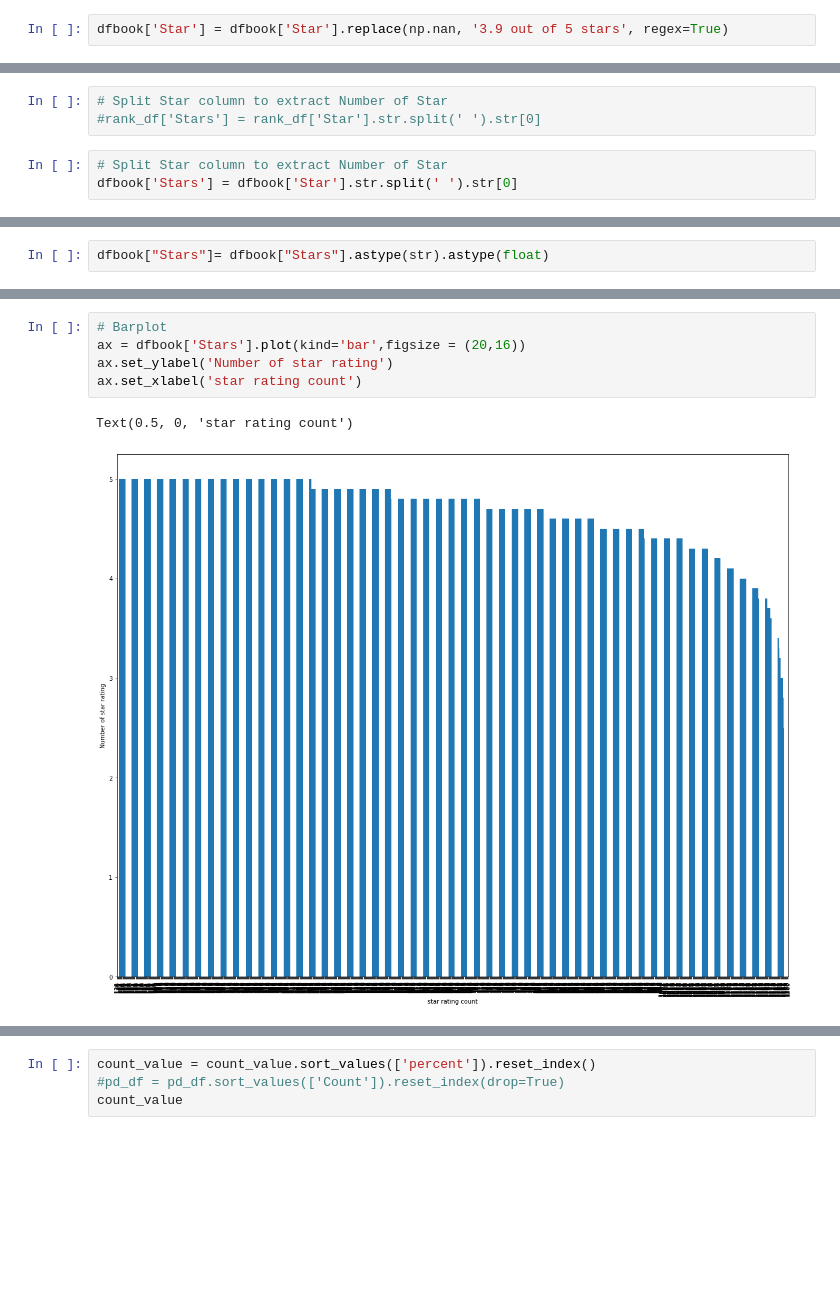
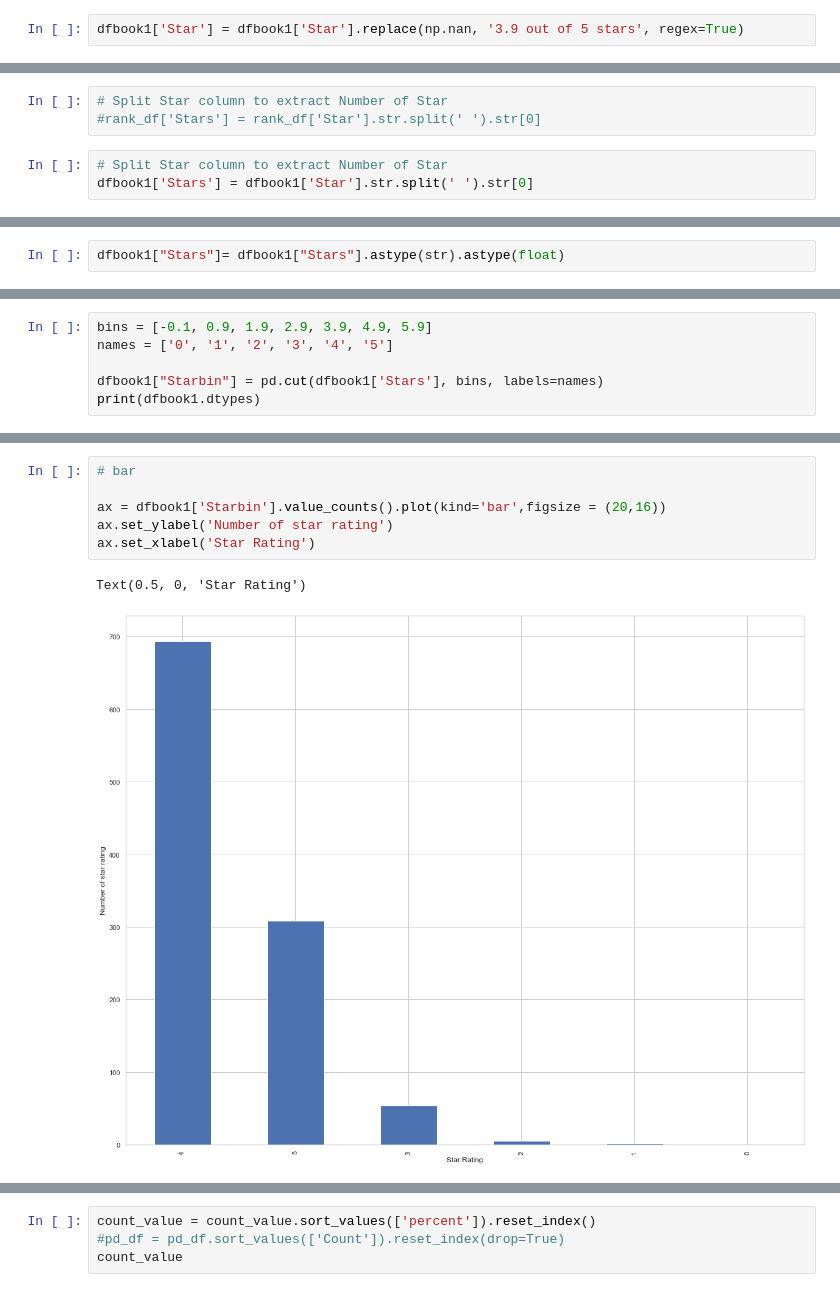
Before and after one commit to Richa-Vala/NYCWebscraping, a Jupyter notebook: NYCEDA.ipynb, the cells around one changed output, grey strips where cells are left out. Drawn from its saved outputs; the diff is of its cells as text; blank space fills up the shorter version.

Commit message:
EDA Visualization New Insights With Price

```diff
--- a/NYCEDA.ipynb
+++ b/NYCEDA.ipynb
@@ -341,4 +399,4 @@ dfbook['Star'].head()
 142    5.0 out of 5 stars
 Name: Star, dtype: object
 # %%
-dfbook['Star'] = dfbook['Star'].replace(np.nan, '3.9 out of 5 stars', regex=True)
+dfbook1['Star'] = dfbook1['Star'].replace(np.nan, '3.9 out of 5 stars', regex=True)
@@ -363,6 +408,6 @@ rank_df['Stars'] = rank_df['Star'].str.split(' ').str[0]
 #rank_df['Stars'] = rank_df['Star'].str.split(' ').str[0]
 # %%
 # Split Star column to extract Number of Star
-dfbook['Stars'] = dfbook['Star'].str.split(' ').str[0]
+dfbook1['Stars'] = dfbook1['Star'].str.split(' ').str[0]
 # %%
 # drop rows where Star and Rating has value = "Empty"
@@ -421,4 +466,4 @@ Index(['Title', 'Price', 'Star', 'Rating', 'Genre', 'Category', 'Badge',
        'Stars'],
       dtype='object')
 # %%
-dfbook["Stars"]= dfbook["Stars"].astype(str).astype(float)
+dfbook1["Stars"]= dfbook1["Stars"].astype(str).astype(float)
@@ -424,0 +506,6 @@ dfbook["Stars"]= dfbook["Stars"].astype(str).astype(float)
+# %%
+bins = [-0.1, 0.9, 1.9, 2.9, 3.9, 4.9, 5.9]
+names = ['0', '1', '2', '3', '4', '5']
+
+dfbook1["Starbin"] = pd.cut(dfbook1['Stars'], bins, labels=names)
+print(dfbook1.dtypes)
@@ -425,8 +523,9 @@ dfbook["Stars"]= dfbook["Stars"].astype(str).astype(float)
 # %%
-# Barplot
-ax = dfbook['Stars'].plot(kind='bar',figsize = (20,16))
+# bar
+
+ax = dfbook1['Starbin'].value_counts().plot(kind='bar',figsize = (20,16))
 ax.set_ylabel('Number of star rating')
-ax.set_xlabel('star rating count')
+ax.set_xlabel('Star Rating')
 # %% [output]
-Text(0.5, 0, 'star rating count')
+Text(0.5, 0, 'Star Rating')
-[figure, old version]
+[figure, new version]
```
Also changed, not shown: parts of 55 cells of this notebook.
